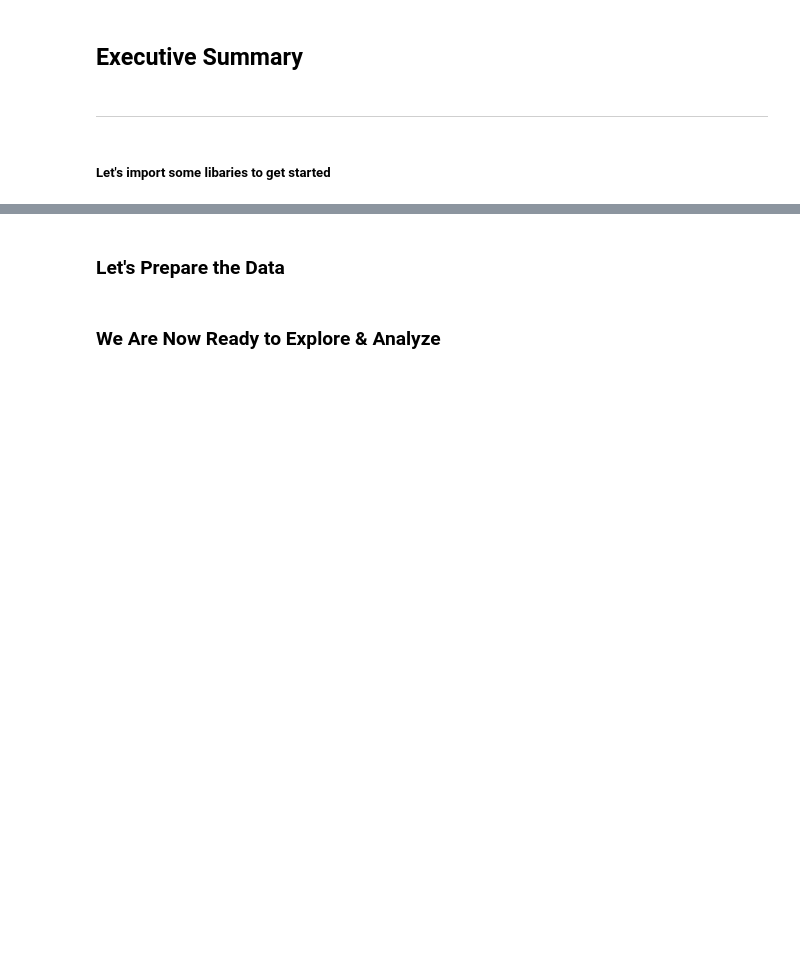
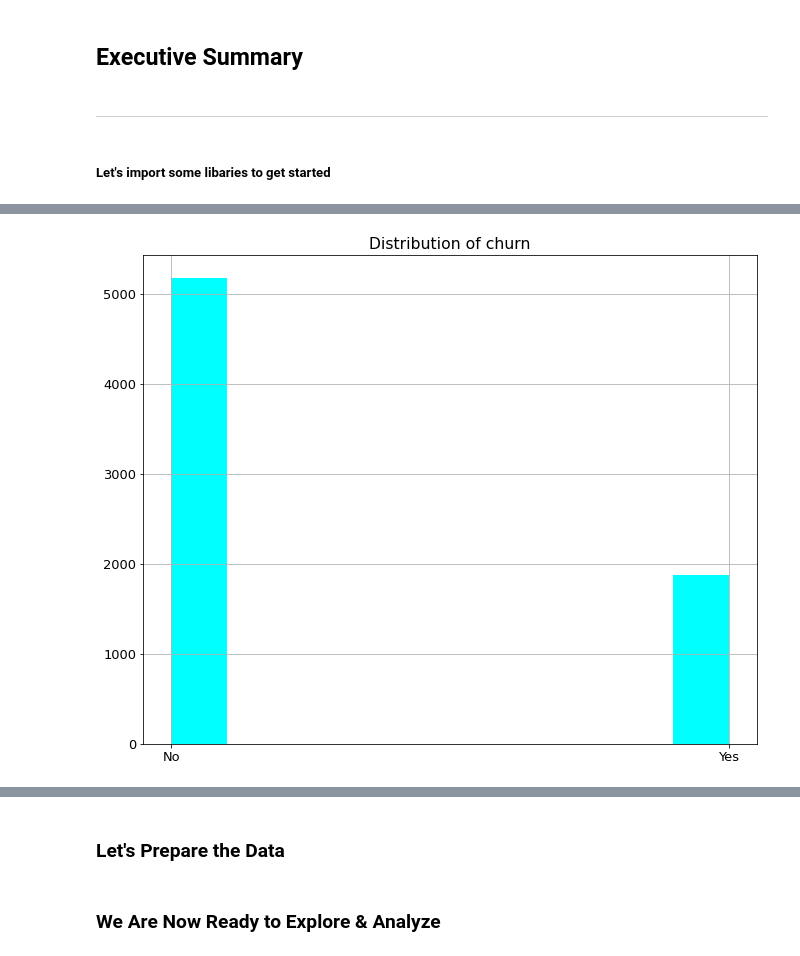
Before and after one commit to DBerchelmann/telco_classification_project, a Jupyter notebook: telco_classification_final-notebook.ipynb, the cells around one changed output, grey strips where cells are left out. Drawn from its saved outputs; the diff is of its cells as text; code cells hidden in the pictures; blank space fills up the shorter version.

```diff
--- a/telco_classification_final-notebook.ipynb
+++ b/telco_classification_final-notebook.ipynb
@@ -48,0 +147,7 @@ df = get_telco_data()
+# %%
+df['churn'].hist(color='cyan')
+
+plt.title('Distribution of churn')
+plt.show()
+# %% [output]
+[figure, added]
```
Also changed, not shown: parts of 16 cells of this notebook.
